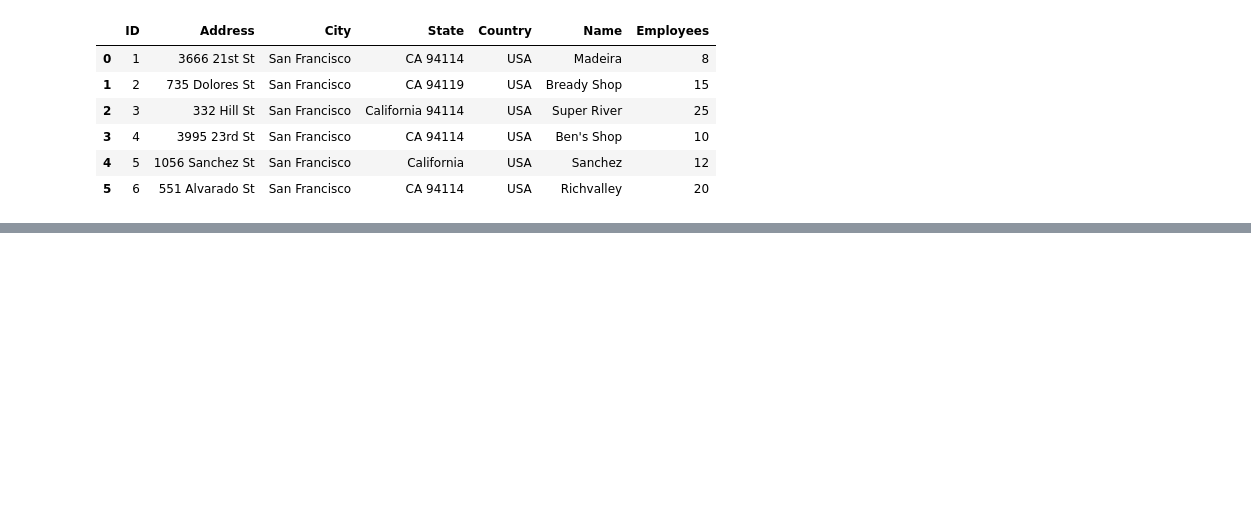
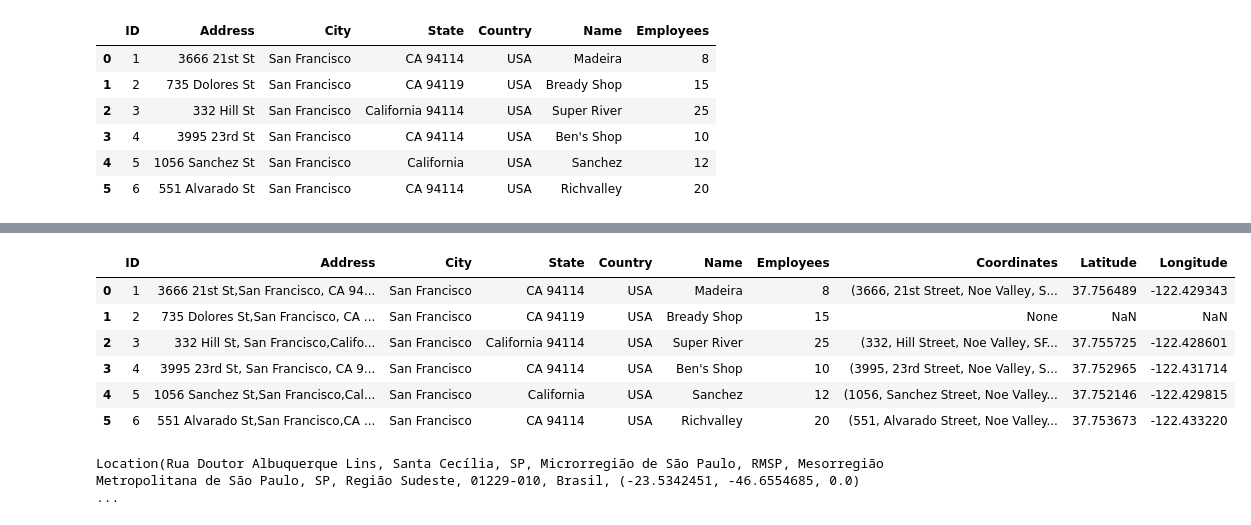
Before and after one commit to ejmurray/courses, a Jupyter notebook: udemy_python_mega_course/supermakets.ipynb, the cells around one changed output, grey strips where cells are left out. Cells and saved outputs as stored; diff of their text form; code cells hidden in the pictures; blank space fills up the shorter version.

Commit message:
updating supermarkets.ipynb

```diff
--- a/udemy_python_mega_course/supermakets.ipynb
+++ b/udemy_python_mega_course/supermakets.ipynb
@@ -84,0 +268,3 @@ df6
+# %%
+df=pandas.read_csv(".\\files\\supermarkets.csv")
+df
@@ -84,0 +279,2 @@ df6
+# %%
+df["Address"]=df["Address"]+','+df["City"]+','+df["State"]+','+df["Country"]
@@ -84,0 +291,3 @@ df6
+# %%
+df["Coordinates"]=df["Address"].apply(nom.geocode)
+df
@@ -84,0 +302,3 @@ df6
+# %%
+df["Latitude"]=df["Coordinates"].apply(lambda x: x.latitude if x != None else None)
+df
@@ -84,0 +313,16 @@ df6
+# %%
+df["Longitude"]=df["Coordinates"].apply(lambda x: x.longitude if x != None else None)
+df
+# %% [output]
+|  | ID | Address | City | State | Country | Name | Employees | Coordinates | Latitude | Longitude |
+| 0 | 1 | 3666 21st St,San Francisco, CA 94... | San Francisco | CA 94114 | USA | Madeira | 8 | (3666, 21st Street, Noe Valley, S... | 37.756489 | -122.429343 |
+| 1 | 2 | 735 Dolores St,San Francisco, CA ... | San Francisco | CA 94119 | USA | Bready Shop | 15 | None | NaN | NaN |
+| 2 | 3 | 332 Hill St, San Francisco,Califo... | San Francisco | California 94114 | USA | Super River | 25 | (332, Hill Street, Noe Valley, SF... | 37.755725 | -122.428601 |
+| 3 | 4 | 3995 23rd St, San Francisco, CA 9... | San Francisco | CA 94114 | USA | Ben's Shop | 10 | (3995, 23rd Street, Noe Valley, S... | 37.752965 | -122.431714 |
+| 4 | 5 | 1056 Sanchez St,San Francisco,Cal... | San Francisco | California | USA | Sanchez | 12 | (1056, Sanchez Street, Noe Valley... | 37.752146 | -122.429815 |
+| 5 | 6 | 551 Alvarado St,San Francisco,CA ... | San Francisco | CA 94114 | USA | Richvalley | 20 | (551, Alvarado Street, Noe Valley... | 37.753673 | -122.433220 |
+# %%
+n=nom.geocode("Rua Doutor Albuquerque Lins, 724, São Paulo, SP, Brasil")
+n
+# %% [output]
+Location(Rua Doutor Albuquerque Lins, Santa Cecília, SP, Microrregião de São Paulo, RMSP, Mesorregião Metropolitana de São Paulo, SP, Região Sudeste, 01229-010, Brasil, (-23.5342451, -46.6554685, 0.0) ...
```
Also changed, not shown: parts of 35 cells of this notebook.
